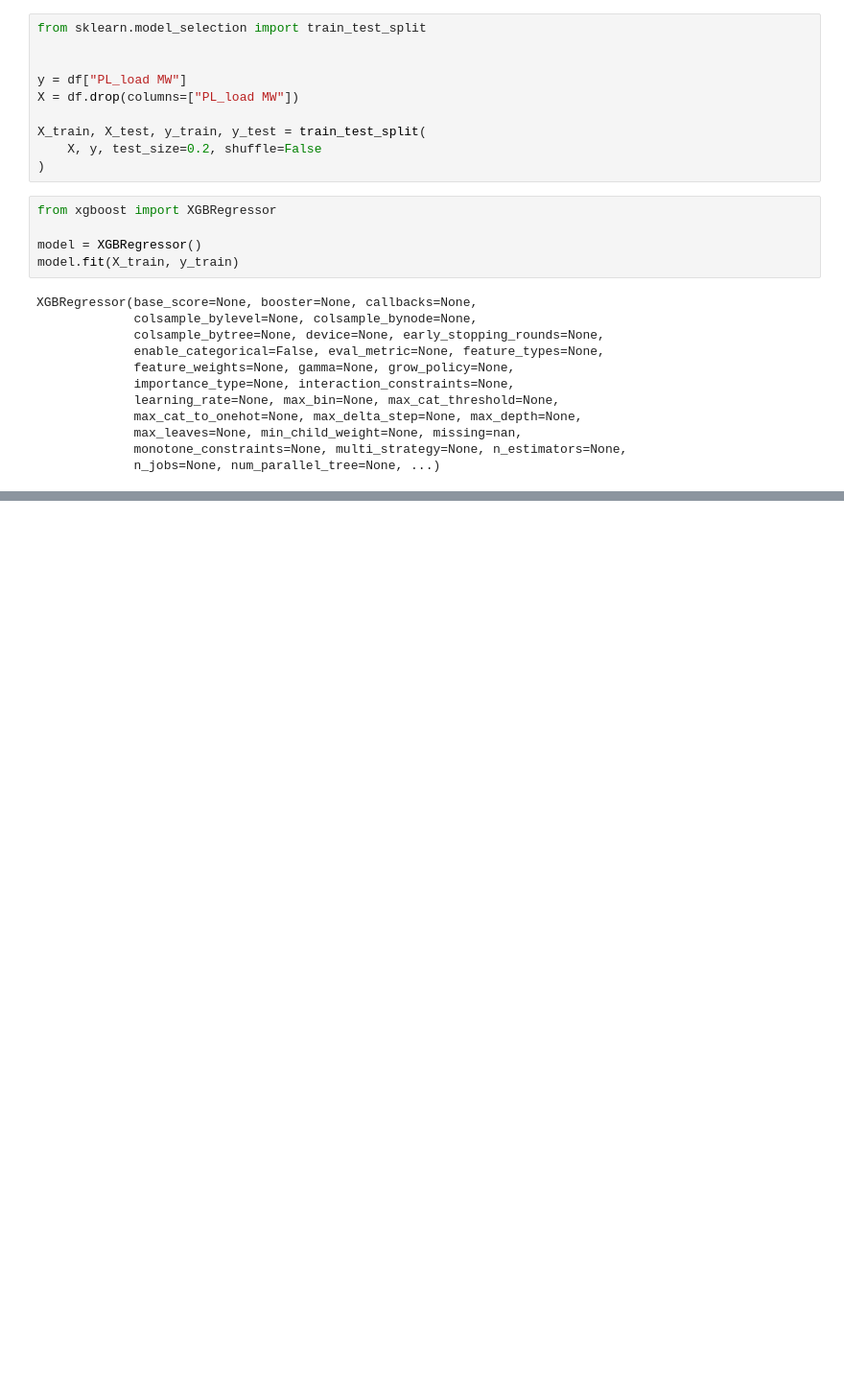
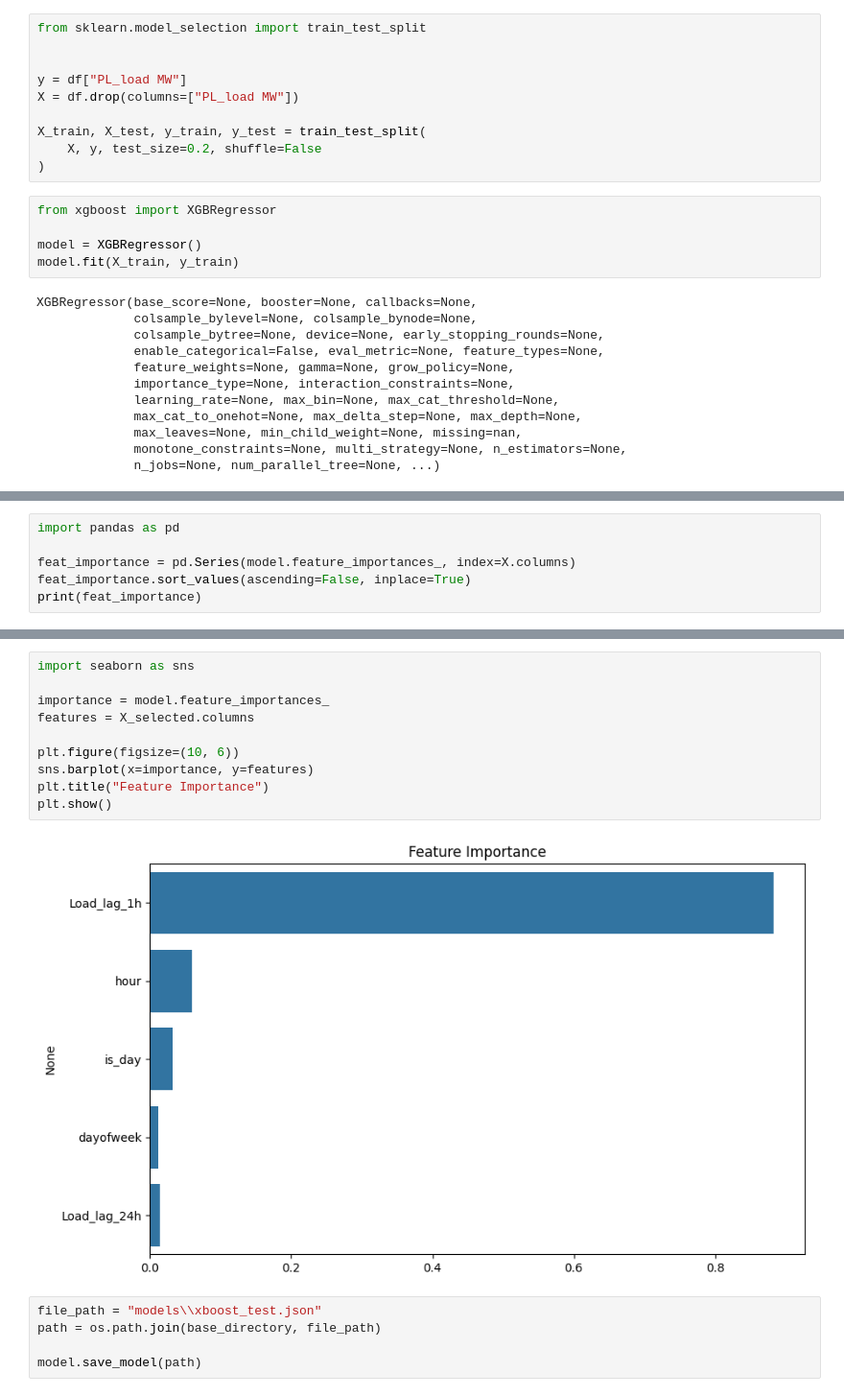
Before and after one commit to drSKleszcz/Energy-Demand-Prediction, a Jupyter notebook: notebooks/model_training.ipynb, the cells around one changed output, grey strips where cells are left out. Shown: that part at 96% size. Drawn from its saved outputs; the diff is of its cells as text; blank space fills up the shorter version.

```diff
--- a/notebooks/model_training.ipynb
+++ b/notebooks/model_training.ipynb
@@ -94,0 +95,6 @@ plt.show()
+# %%
+import pandas as pd
+
+feat_importance = pd.Series(model.feature_importances_, index=X.columns)
+feat_importance.sort_values(ascending=False, inplace=True)
+print(feat_importance)
@@ -94,0 +162,17 @@ plt.show()
+# %%
+import seaborn as sns
+
+importance = model.feature_importances_
+features = X_selected.columns
+
+plt.figure(figsize=(10, 6))
+sns.barplot(x=importance, y=features)
+plt.title("Feature Importance")
+plt.show()
+# %% [output]
+[figure, added]
+# %%
+file_path = "models\\xboost_test.json"
+path = os.path.join(base_directory, file_path)
+
+model.save_model(path)
```
Also changed, not shown: parts of 10 cells of this notebook, 5 other files.
